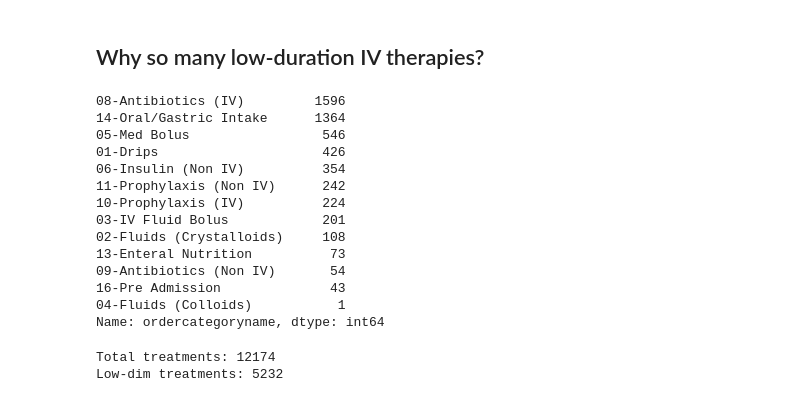
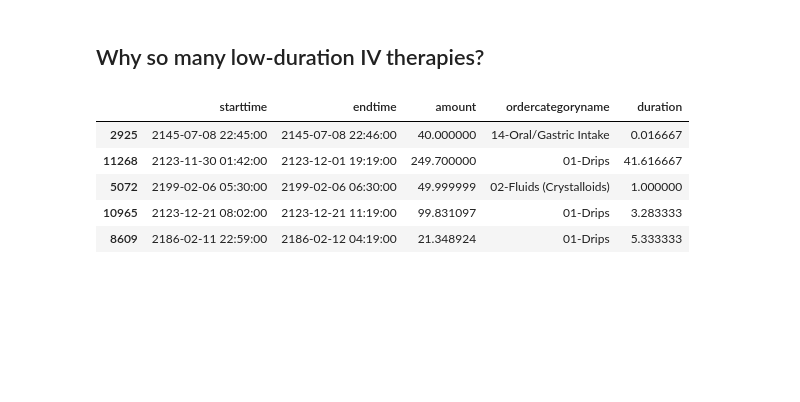
Before and after one commit to thomas097/Haemodynamic-Optimization-Reinforcement-Learning, a Jupyter notebook: exploratory_analysis/exploratory_data_analysis_mimic-iii_extra.ipynb, the cells around one changed output. Drawn from its saved outputs; the diff is of its cells as text; code cells hidden in the pictures; blank space fills up the shorter version.

```diff
--- a/exploratory_analysis/exploratory_data_analysis_mimic-iii_extra.ipynb
+++ b/exploratory_analysis/exploratory_data_analysis_mimic-iii_extra.ipynb
@@ -36,30 +60,14 @@ plt.ylabel('Frequency');
 ## Why so many low-duration IV therapies?
 # %%
 ivfl_df = pd.read_csv('inputevents_mv_cohort.csv', usecols=['starttime', 'endtime', 'amount', 'ordercategoryname'])
+
+ivfl_df['duration'] = (pd.to_datetime(ivfl_df.endtime) - pd.to_datetime(ivfl_df.starttime)) / pd.Timedelta(hours=1)
+
+ivfl_df.sample(frac=1).head()
+# %% [output]
+|  | starttime | endtime | amount | ordercategoryname | duration |
+| 2925 | 2145-07-08 22:45:00 | 2145-07-08 22:46:00 | 40.000000 | 14-Oral/Gastric Intake | 0.016667 |
+| 11268 | 2123-11-30 01:42:00 | 2123-12-01 19:19:00 | 249.700000 | 01-Drips | 41.616667 |
+| 5072 | 2199-02-06 05:30:00 | 2199-02-06 06:30:00 | 49.999999 | 02-Fluids (Crystalloids) | 1.000000 |
+| 10965 | 2123-12-21 08:02:00 | 2123-12-21 11:19:00 | 99.831097 | 01-Drips | 3.283333 |
+| 8609 | 2186-02-11 22:59:00 | 2186-02-12 04:19:00 | 21.348924 | 01-Drips | 5.333333 |
-# %%
-# Identify treatments <2 minutes
-ivfl_duration = (pd.to_datetime(ivfl_df.endtime) - pd.to_datetime(ivfl_df.starttime)) / pd.Timedelta(minutes=1)
-low_duration = ivfl_duration < 2
-
-ivfl_df[low_duration].ordercategoryname.value_counts()
-# %% [output]
-08-Antibiotics (IV)         1596
-14-Oral/Gastric Intake      1364
-05-Med Bolus                 546
-01-Drips                     426
-06-Insulin (Non IV)          354
-11-Prophylaxis (Non IV)      242
-10-Prophylaxis (IV)          224
-03-IV Fluid Bolus            201
-02-Fluids (Crystalloids)     108
-13-Enteral Nutrition          73
-09-Antibiotics (Non IV)       54
-16-Pre Admission              43
-04-Fluids (Colloids)           1
-Name: ordercategoryname, dtype: int64
-# %%
-print('Total treatments:', len(ivfl_df))
-print('Low-dim treatments:', len(ivfl_df[low_duration]))
-# %% [output]
-Total treatments: 12174
-Low-dim treatments: 5232
```
Also changed, not shown: parts of 11 cells of this notebook.
